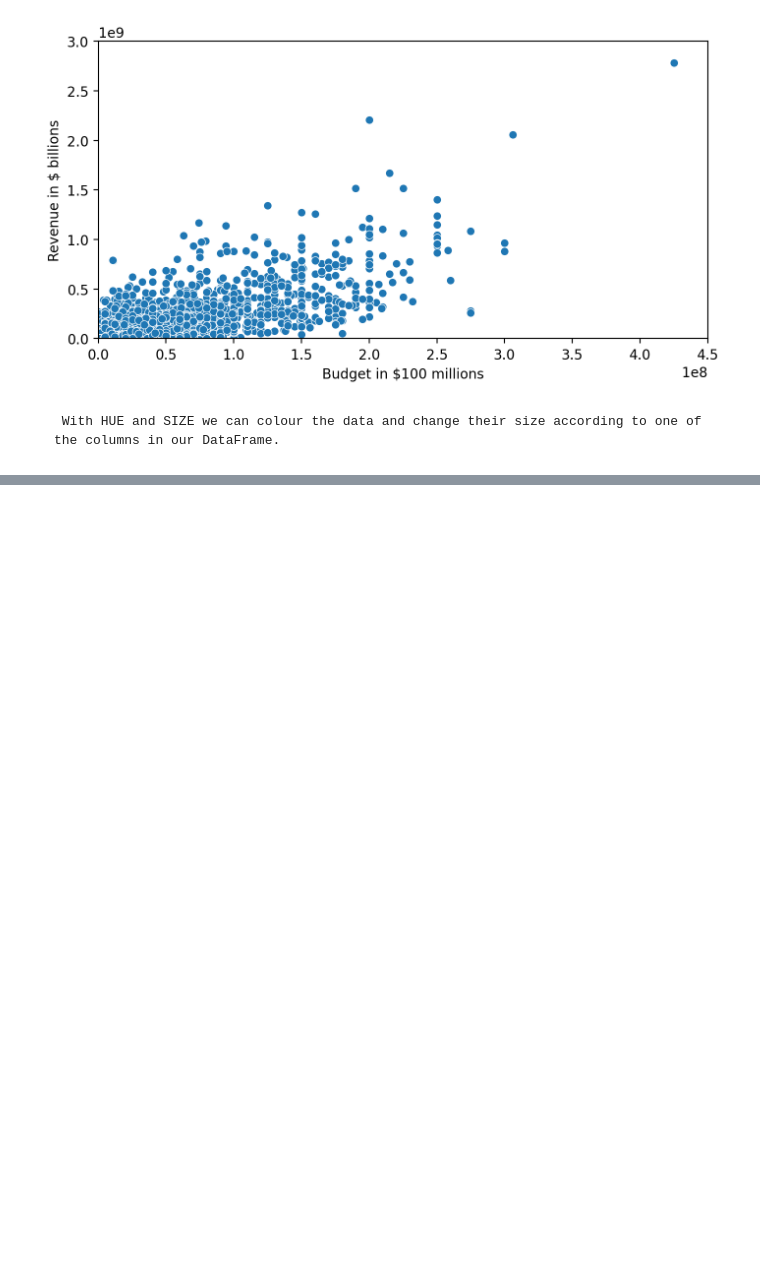
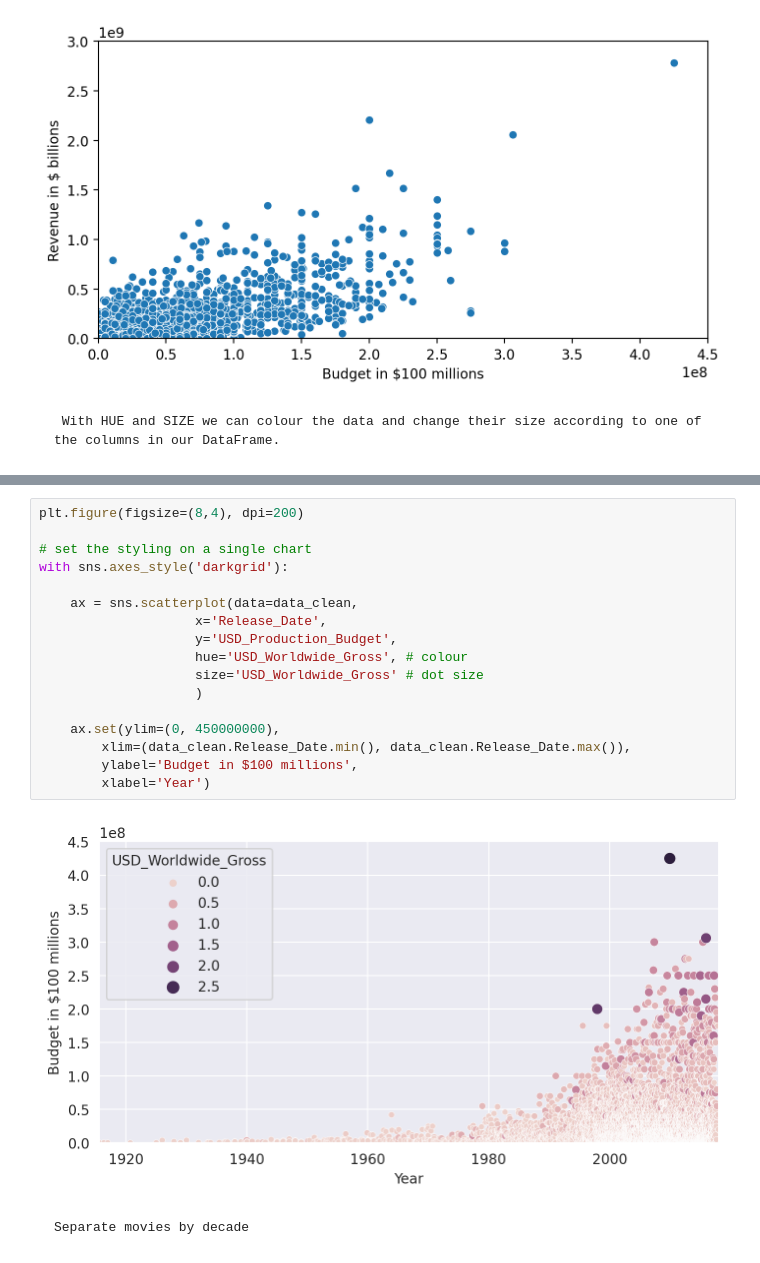
Before and after one commit to PIETRO-ing/Movie-Revenue-Estimation, a Jupyter notebook: Revenue-Estimation.ipynb, the cells around one changed output, grey strips where cells are left out. Cells and saved outputs as stored; diff of their text form; blank space fills up the shorter version.

Commit message:
SNS Bubble Charts and EDA updated

```diff
--- a/Revenue-Estimation.ipynb
+++ b/Revenue-Estimation.ipynb
@@ -515,3 +515,24 @@ with sns.axes_style('darkgrid'):
         xlabel='Budget in $100 millions')
 # %% [output]
 [figure]
+# %%
+plt.figure(figsize=(8,4), dpi=200)
+
+# set the styling on a single chart
+with sns.axes_style('darkgrid'):
+
+    ax = sns.scatterplot(data=data_clean,
+                    x='Release_Date',
+                    y='USD_Production_Budget',
+                    hue='USD_Worldwide_Gross', # colour
+                    size='USD_Worldwide_Gross' # dot size
+                    )
+
+    ax.set(ylim=(0, 450000000),
+        xlim=(data_clean.Release_Date.min(), data_clean.Release_Date.max()),
+        ylabel='Budget in $100 millions',
+        xlabel='Year')
+# %% [output]
+[figure, added]
+# %% [markdown]
+    Separate movies by decade
```
Also changed, not shown: parts of 37 cells of this notebook.
